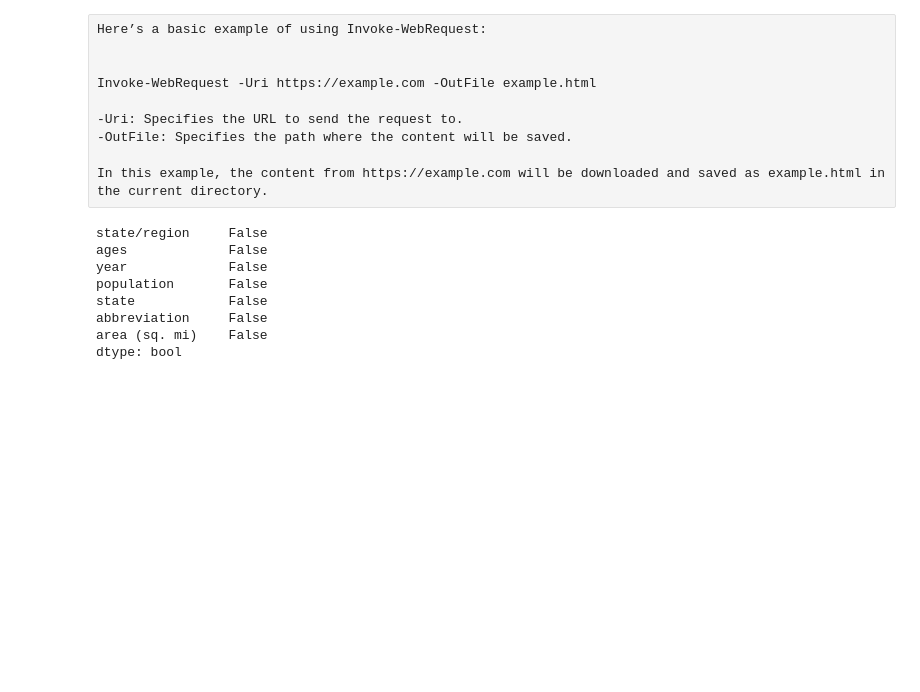
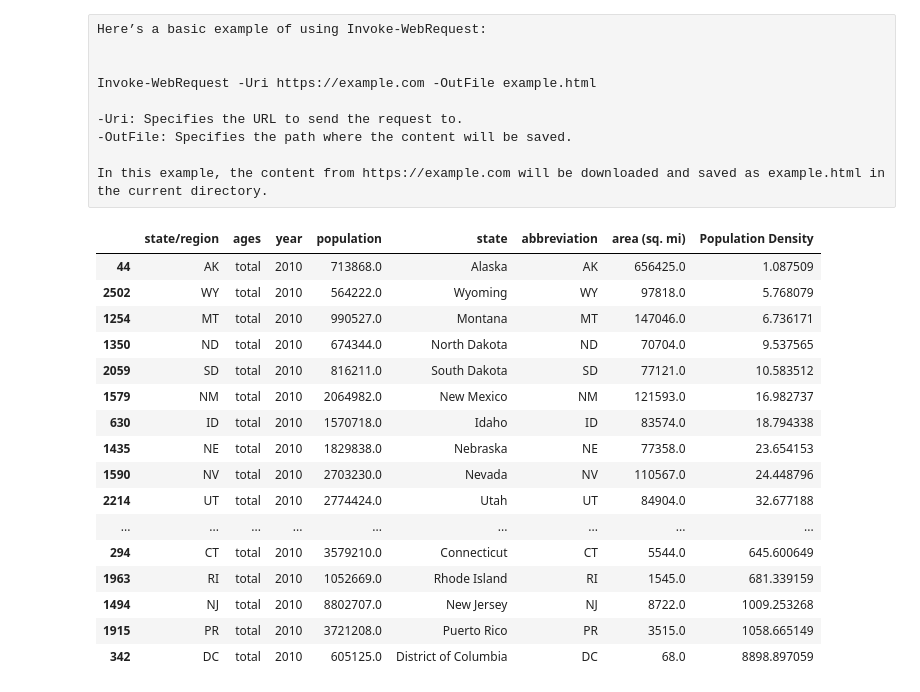
Before and after one commit to HerbSek/Learning-Data-Science, a Jupyter notebook: pandas.ipynb, the cells around one changed output. Drawn from its saved outputs; the diff is of its cells as text; code cells hidden in the pictures; blank space fills up the shorter version.

Commit message:
US data manupulation/filtering 2010 values

```diff
--- a/pandas.ipynb
+++ b/pandas.ipynb
@@ -551,38 +555,53 @@ final = pd.merge(data, stateareas, on = 'state', how='left')
 final.loc[final['state/region'] == 'WY']
 final.isnull().any()
 
 final.loc[final['abbreviation'].isnull()]
 
 final.loc[final['state/region'] == 'PR', 'abbreviation'] = 'PR'
 
 final.loc[final['state/region'] == 'PR']
 
 final.loc[final['state/region'] == 'USA', 'abbreviation'] = 'USA'
 
 final.isnull().any()
 
 # Dealing with area
 final.loc[final['area (sq. mi)'].isnull(), 'state']
 final.loc[final['area (sq. mi)'].isnull()] = 0
 final.isnull().any()
 
 #Dealing with population
 final.loc[final['population'].isnull()] = 0
 final.isnull().any()
 
 # Missing data corrected :)
 final_data = final
 
 final_data
 final_data.index = np.arange(1,len(final_data)+1)
 
 final_data.isnull().any()
+final_data['Population Density'] = final_data['population'] / final_data['area (sq. mi)']
+final_data.loc[final_data['year'] == 2010]
+
+query_data = final_data.query("year == 2010 & ages == 'total'") # require numexpr to be installed
+query_data = query_data.sort_values(by= 'Population Density')
+query_data
 # %% [output]
-state/region     False
-ages             False
-year             False
-population       False
-state            False
-abbreviation     False
-area (sq. mi)    False
-dtype: bool
+|  | state/region | ages | year | population | state | abbreviation | area (sq. mi) | Population Density |
+| 44 | AK | total | 2010 | 713868.0 | Alaska | AK | 656425.0 | 1.087509 |
+| 2502 | WY | total | 2010 | 564222.0 | Wyoming | WY | 97818.0 | 5.768079 |
+| 1254 | MT | total | 2010 | 990527.0 | Montana | MT | 147046.0 | 6.736171 |
+| 1350 | ND | total | 2010 | 674344.0 | North Dakota | ND | 70704.0 | 9.537565 |
+| 2059 | SD | total | 2010 | 816211.0 | South Dakota | SD | 77121.0 | 10.583512 |
+| 1579 | NM | total | 2010 | 2064982.0 | New Mexico | NM | 121593.0 | 16.982737 |
+| 630 | ID | total | 2010 | 1570718.0 | Idaho | ID | 83574.0 | 18.794338 |
+| 1435 | NE | total | 2010 | 1829838.0 | Nebraska | NE | 77358.0 | 23.654153 |
+| 1590 | NV | total | 2010 | 2703230.0 | Nevada | NV | 110567.0 | 24.448796 |
+| 2214 | UT | total | 2010 | 2774424.0 | Utah | UT | 84904.0 | 32.677188 |
+| ... | ... | ... | ... | ... | ... | ... | ... | ... |
+| 294 | CT | total | 2010 | 3579210.0 | Connecticut | CT | 5544.0 | 645.600649 |
+| 1963 | RI | total | 2010 | 1052669.0 | Rhode Island | RI | 1545.0 | 681.339159 |
+| 1494 | NJ | total | 2010 | 8802707.0 | New Jersey | NJ | 8722.0 | 1009.253268 |
+| 1915 | PR | total | 2010 | 3721208.0 | Puerto Rico | PR | 3515.0 | 1058.665149 |
+| 342 | DC | total | 2010 | 605125.0 | District of Columbia | DC | 68.0 | 8898.897059 |
```
Also changed, not shown: parts of 1 cell of this notebook.
